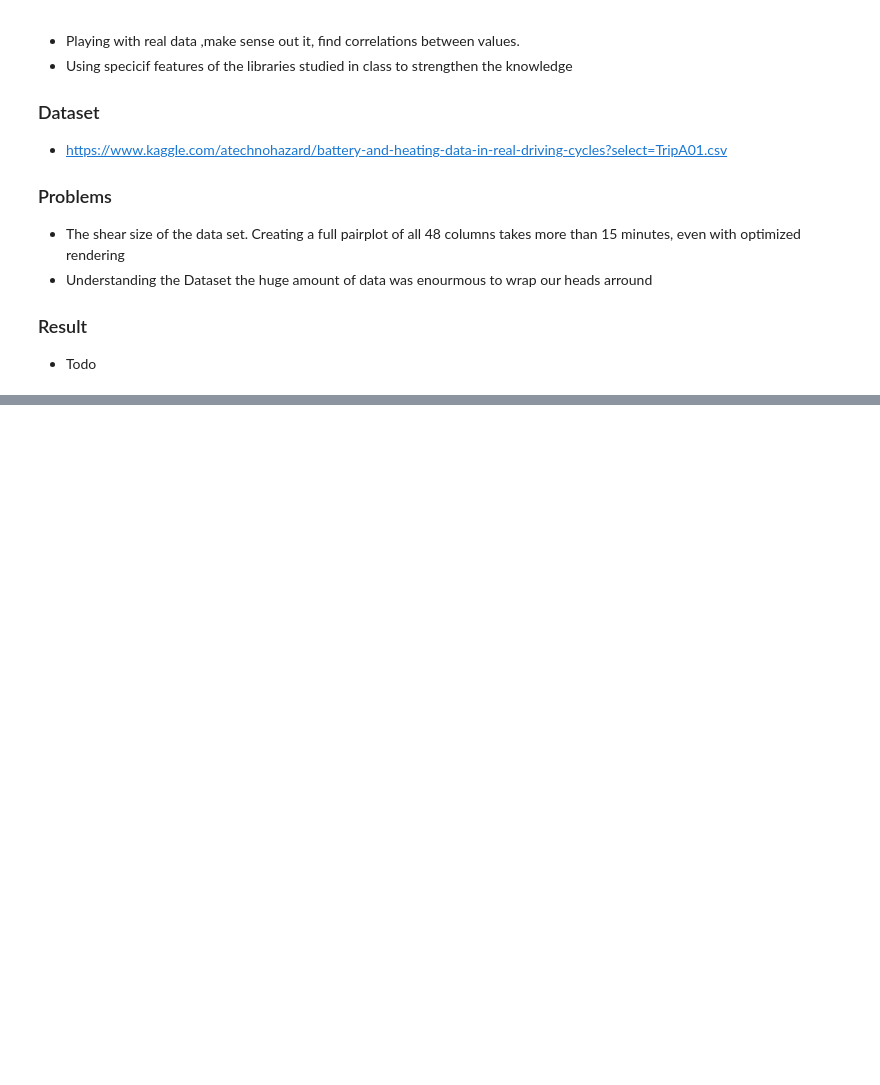
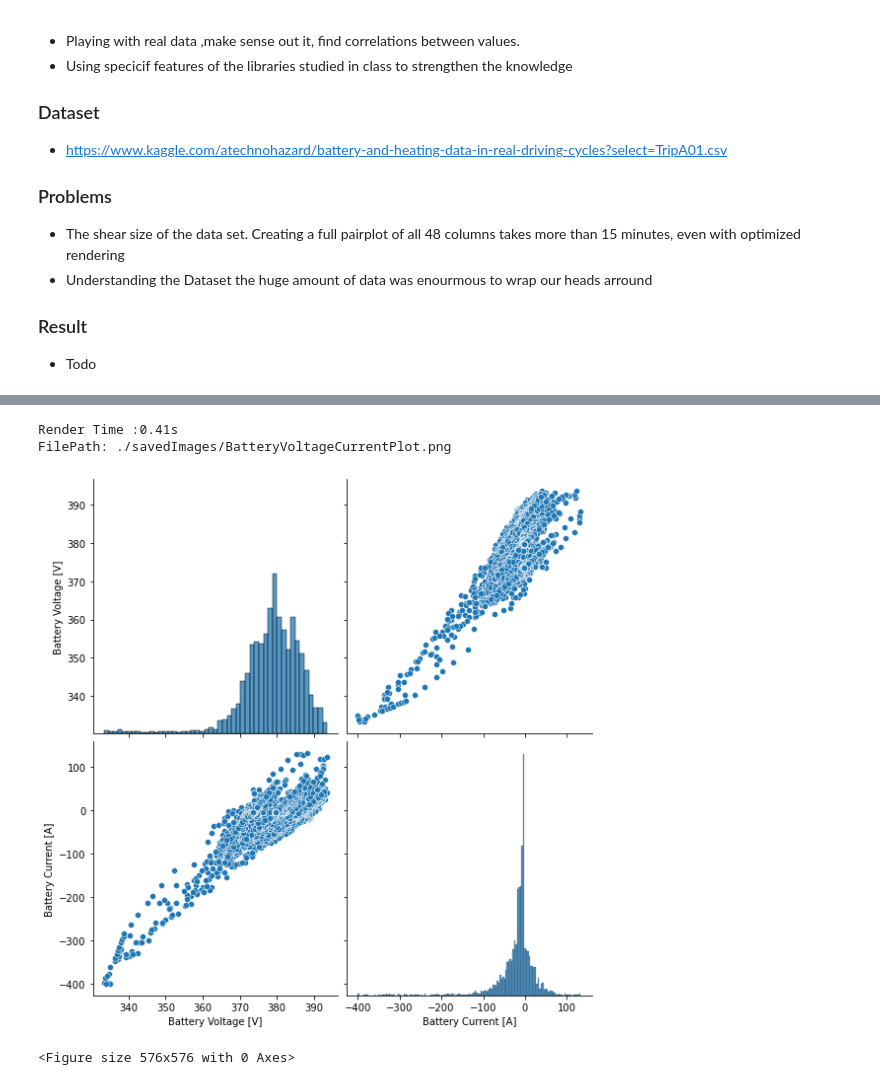
Before and after one commit to CodeChrisB/Kids-Project, a Jupyter notebook: car.ipynb, the cells around one changed output, grey strips where cells are left out. Cells and saved outputs as stored; diff of their text form; code cells hidden in the pictures; blank space fills up the shorter version.

```diff
--- a/car.ipynb
+++ b/car.ipynb
@@ -94,0 +131,15 @@ sns.heatmap(trip.corr(), annot=True, linewidths=.5, ax=ax)
+# %%
+#Battery Voltage - Battery Current
+
+bv="Battery Voltage [V]"
+bc="Battery Current [A]"
+
+plot = sns.pairplot(trip[[bv,bc]], height=4.0)
+makeImage("BatteryVoltageCurrentPlot",plot) # Show pairplot as image
+
+# Yes there is a correlation between Time and  Battery heat
+# %% [output]
+Render Time :0.41s
+FilePath: ./savedImages/BatteryVoltageCurrentPlot.png
+[figure, added]
+<Figure size 576x576 with 0 Axes>
```
Also changed, not shown: parts of 11 cells of this notebook, 5 other files.
